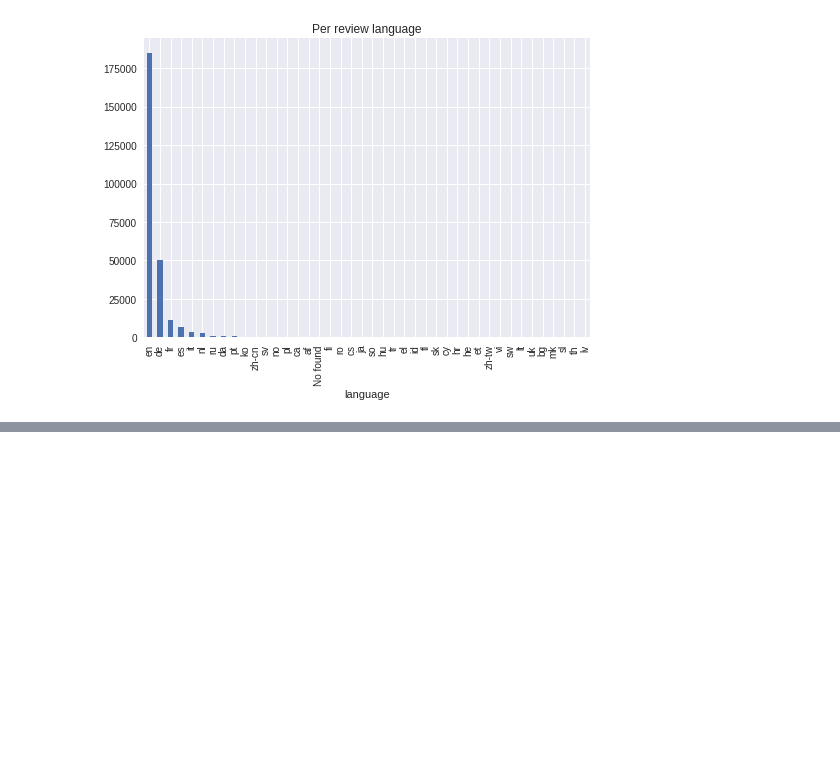
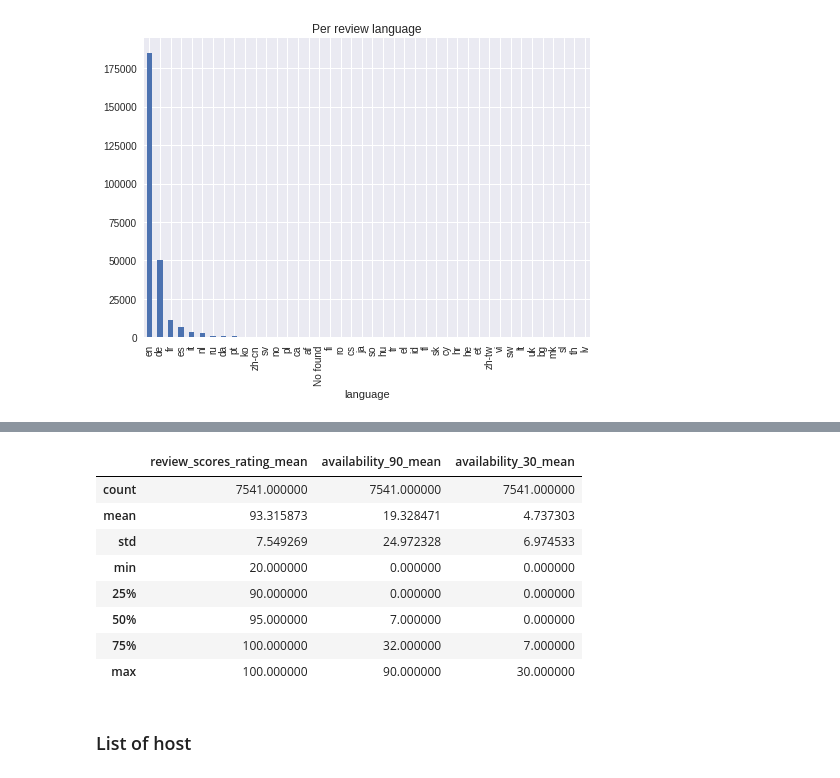
Before and after one commit to clementlefevre/udacity_ML, a Jupyter notebook: capstone_project/Text Vectorization Reviews.ipynb, the cells around one changed output, grey strips where cells are left out. Cells and saved outputs as stored; diff of their text form; code cells hidden in the pictures; blank space fills up the shorter version.

```diff
--- a/capstone_project/Text Vectorization Reviews.ipynb
+++ b/capstone_project/Text Vectorization Reviews.ipynb
@@ -96,0 +102,14 @@ raw_text = groupy.comments_concat_comments.values
+# %%
+groupy[['review_scores_rating_mean','availability_90_mean','availability_30_mean']].describe()
+# %% [output]
+|  | review_scores_rating_mean | availability_90_mean | availability_30_mean |
+| count | 7541.000000 | 7541.000000 | 7541.000000 |
+| mean | 93.315873 | 19.328471 | 4.737303 |
+| std | 7.549269 | 24.972328 | 6.974533 |
+| min | 20.000000 | 0.000000 | 0.000000 |
+| 25% | 90.000000 | 0.000000 | 0.000000 |
+| 50% | 95.000000 | 7.000000 | 0.000000 |
+| 75% | 100.000000 | 32.000000 | 7.000000 |
+| max | 100.000000 | 90.000000 | 30.000000 |
+# %% [markdown]
+### List of host
```
Also changed, not shown: parts of 17 cells of this notebook.
